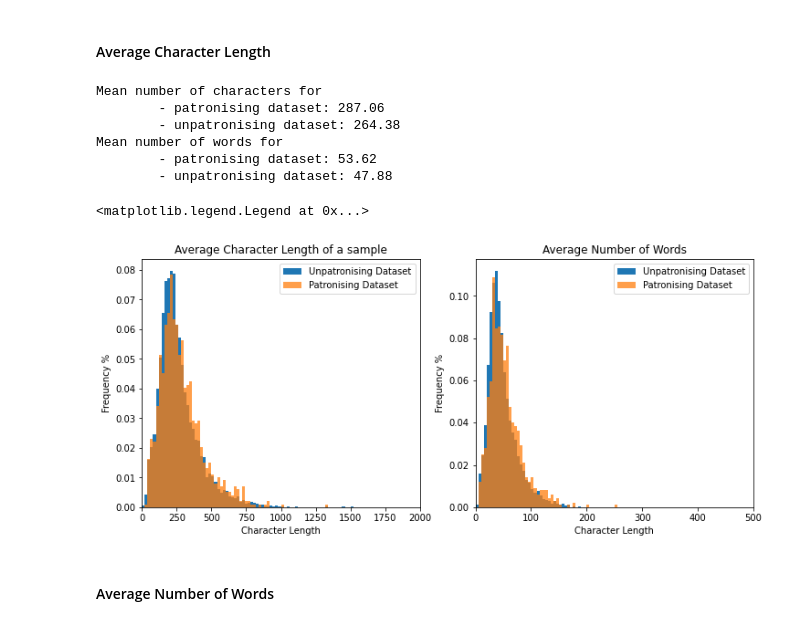
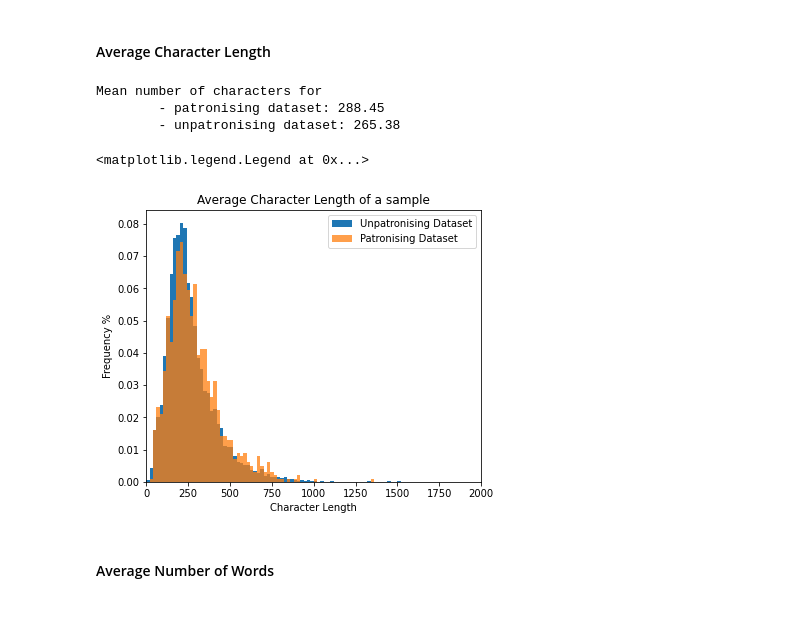
Before and after one commit to Loumstar/Improving-RoBERTa, a Jupyter notebook: data_analysis.ipynb, the cells around one changed output. Drawn from its saved outputs; the diff is of its cells as text; code cells hidden in the pictures.

```diff
--- a/data_analysis.ipynb
+++ b/data_analysis.ipynb
@@ -60,0 +54,20 @@ print(patr_df.shape, unpatr_df.shape)
+# %%
+from dont_patronize_me import DontPatronizeMe
+
+dpm = DontPatronizeMe('.', '.')
+dpm.load_task1()
+
+df = dpm.train_task1_df
+
+print("Whole dataset info:")
+print(df.shape)
+print(df.columns)
+
+patr_df = df.loc[df.label == 1]
+unpatr_df = df.loc[df.label == 0]
+
+patr_df_length = patr_df.shape[0]
+unpatr_df_length = unpatr_df.shape[0]
+
+print("Patronising and Unpatronising shapes:")
+print(patr_df.shape, unpatr_df.shape)
@@ -99,68 +170,36 @@ Text(0.5, 0, 'Language')
 # %% [markdown]
 #### Average Character Length
 # %%
-unpatr_series = unpatr_df["text"].str.len()
-patr_series = patr_df["text"].str.len()
+unpatr_series = unpatr_df.text.str.len()
+patr_series = patr_df.text.str.len()
 
 print(f"Mean number of characters for"
       f"\n\t- patronising dataset: {patr_series.mean():.2f}"
       f"\n\t- unpatronising dataset: {unpatr_series.mean():.2f}")
 
 (unpatr_counts, unpatr_bins) = np.histogram(unpatr_series, bins=100, range=(0, 2000))
 (patr_counts, patr_bins) = np.histogram(patr_series, bins=100, range=(0, 2000))
 
-figure, (axis1, axis2) = plot.subplots(1, 2)
-figure.set_size_inches((12, 5))
+figure, axis = plt.subplots()
+figure.set_size_inches((6, 5))
 
-axis1.hist(unpatr_bins[:-1], unpatr_bins, alpha=1, label="Unpatronising Dataset",
+axis.hist(unpatr_bins[:-1], unpatr_bins, alpha=1, label="Unpatronising Dataset",
           weights=unpatr_counts / unpatr_df_length)
 
-axis1.hist(patr_bins[:-1], patr_bins, alpha=0.75, label="Patronising Dataset",
+axis.hist(patr_bins[:-1], patr_bins, alpha=0.75, label="Patronising Dataset",
           weights=patr_counts / patr_df_length)
 
-axis1.set_title("Average Character Length of a sample")
-axis1.set_ylabel("Frequency %")
-axis1.set_xlabel("Character Length")
-axis1.set_xlim((0, 2000))
-axis1.legend()
-
-
-def get_list_length(x):
-    if type(x) != list:
-        x = [str(x)]
-
-    return len(x)
-
-unpatr_series = unpatr_df["text"].str.split().map(get_list_length)
-patr_series = patr_df["text"].str.split().map(get_list_length)
-
-print(f"Mean number of words for"
-      f"\n\t- patronising dataset: {patr_series.mean():.2f}"
-      f"\n\t- unpatronising dataset: {unpatr_series.mean():.2f}")
-
-(unpatr_counts, unpatr_bins) = np.histogram(unpatr_series, bins=100, range=(0, 500))
-(patr_counts, patr_bins) = np.histogram(patr_series, bins=100, range=(0, 500))
-
-axis2.hist(unpatr_bins[:-1], unpatr_bins, alpha=1, label="Unpatronising Dataset",
-          weights=unpatr_counts / unpatr_df_length)
-
-axis2.hist(patr_bins[:-1], patr_bins, alpha=0.75, label="Patronising Dataset",
-          weights=patr_counts / patr_df_length)
-
-axis2.set_title("Average Number of Words")
-axis2.set_ylabel("Frequency %")
-axis2.set_xlabel("Character Length")
-axis2.set_xlim((0, 500))
-axis2.legend()
+axis.set_title("Average Character Length of a sample")
+axis.set_ylabel("Frequency %")
+axis.set_xlabel("Character Length")
+axis.set_xlim((0, 2000))
+axis.legend()
 # %% [output]
 Mean number of characters for
-        - patronising dataset: 287.06
-        - unpatronising dataset: 264.38
-Mean number of words for
-        - patronising dataset: 53.62
-        - unpatronising dataset: 47.88
+        - patronising dataset: 288.45
+        - unpatronising dataset: 265.38
 <matplotlib.legend.Legend at 0x...>
-[figure, old version]
+[figure, new version]
 # %% [markdown]
 #### Average Number of Words
 # %%
```
Also changed, not shown: parts of 17 cells of this notebook, 13 other files.
